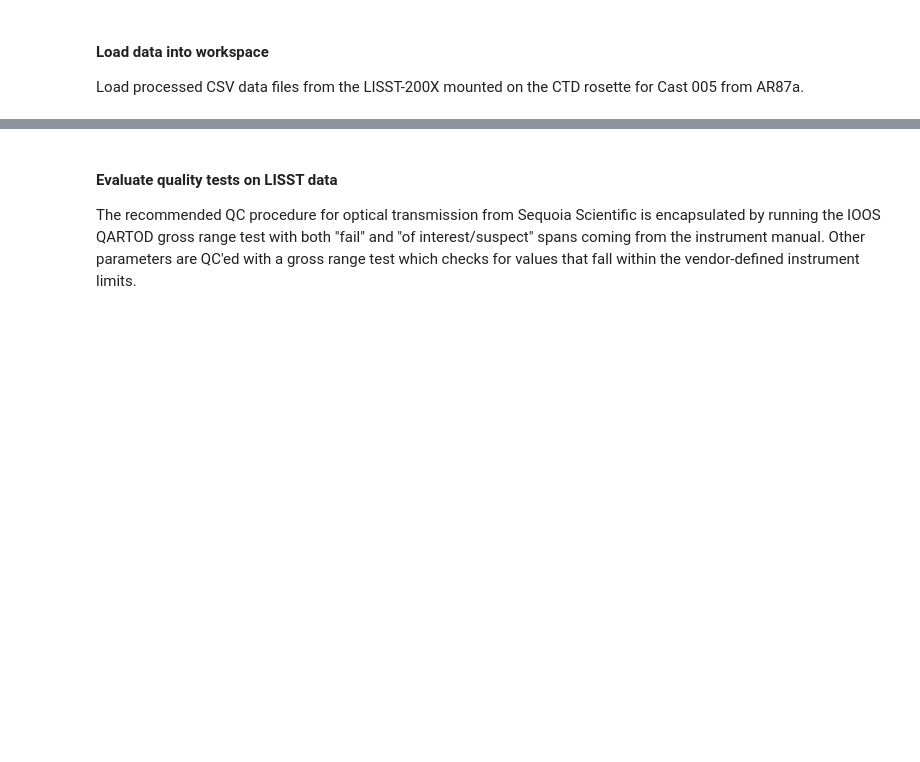
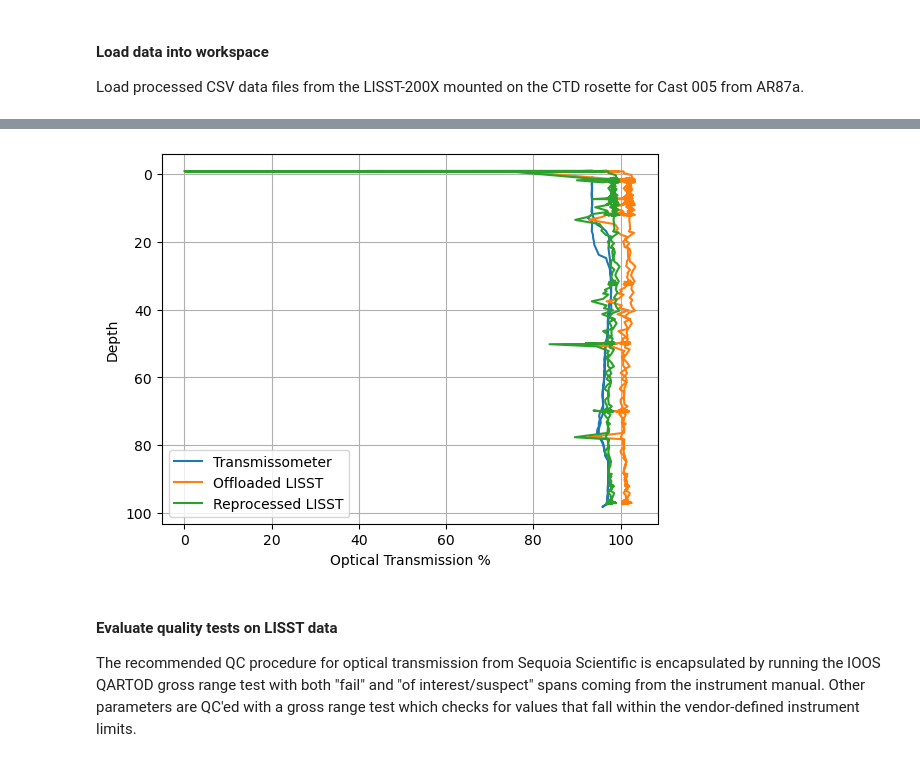
Before and after one commit to cooleyky/pioneer-21, a Jupyter notebook: 00-plot-ctd-lisst.ipynb, the cells around one changed output, grey strips where cells are left out. Drawn from its saved outputs; the diff is of its cells as text; code cells hidden in the pictures; blank space fills up the shorter version.

Commit message:
Plot optical transmission profiles and define data load functions

```diff
--- a/00-plot-ctd-lisst.ipynb
+++ b/00-plot-ctd-lisst.ipynb
@@ -36,0 +115,7 @@ ctd_inst = pd.read_csv(ctd_inst_path, header=0)
+# %%
+# Load transmissometer data
+for f in glob.glob(ctd_inst_path):
+    ctd_inst = pd.read_csv(f, names=aschdr, sep="\s+", index_col=False,
+                            skiprows=1, encoding="ascii",
+                            encoding_errors="replace")
+ctd_inst.head()
@@ -43,3 +139,18 @@ ctd_inst = pd.read_csv(ctd_inst_path, header=0)
         <li> Transmissometer and original LISST
         <li> Transmissometer and updated LISST
         <li> Original LISST and updated LISST
+# %%
+# Get CTD Transmissometer data
+ctd_transmission = ctd_inst["CStarTr0"]
+ctd_beamatten = ctd_inst["CStarAt0"]
+ctd_depth = ctd_inst["DepSM"]
+# %%
+# Get onboard processed LISST data - change to new units for optical transmission
+onboard_transmission = lisst_onboard["optical_transmission"]*100
+onboard_beamatten = lisst_onboard["beam_attenuation"]
+lisst_depth = lisst_onboard["depth"]
+# %%
+# Get reprocessed LISST data - change to new units for optical transmission
+reproc_transmission = lisst_reproc["optical_transmission"]*100
+reproc_beamatten = lisst_reproc["beam_attenuation"]
+# lisst_depth2 = lisst_reproc["depth"]
@@ -46,3 +191,23 @@ ctd_inst = pd.read_csv(ctd_inst_path, header=0)
+# %%
+# Plot optical transmission
+fig, ax = plt.subplots()
+ax.plot(ctd_transmission, ctd_depth, label="Transmissometer")
+ax.plot(onboard_transmission, lisst_depth, label="Offloaded LISST")
+ax.plot(reproc_transmission, lisst_depth, label="Reprocessed LISST")
+ax.invert_yaxis()
+ax.set_ylabel("Depth")
+ax.set_xlabel("Optical Transmission %")
+ax.legend()
+ax.grid()
+
+# axs[1].plot(ctd_transmission-onboard_transmission, ctd_depth, label="Transmissometer - Offloaded LISST")
+# axs[1].plot(onboard_transmission-reproc_transmission, lisst_depth, label="Offloaded - Reprocessed LISST")
+# axs[1].plot(ctd_transmission-reproc_transmission, lisst_depth, label="Transmissometer - Reprocessed LISST")
+# axs[1].set_xlabel("Optical Transmission % Difference")
+# axs[1].legend()
+# axs[1].grid()
+# %% [output]
+[figure, added]
 # %% [markdown]
 #### Evaluate quality tests on LISST data
 The recommended QC procedure for optical transmission from Sequoia Scientific is encapsulated by running the IOOS QARTOD gross range test with both "fail" and "of interest/suspect" spans coming from the instrument manual. Other parameters are QC'ed with a gross range test which checks for values that fall within the vendor-defined instrument limits.
```
Also changed, not shown: parts of 14 cells of this notebook, 1 other file.
